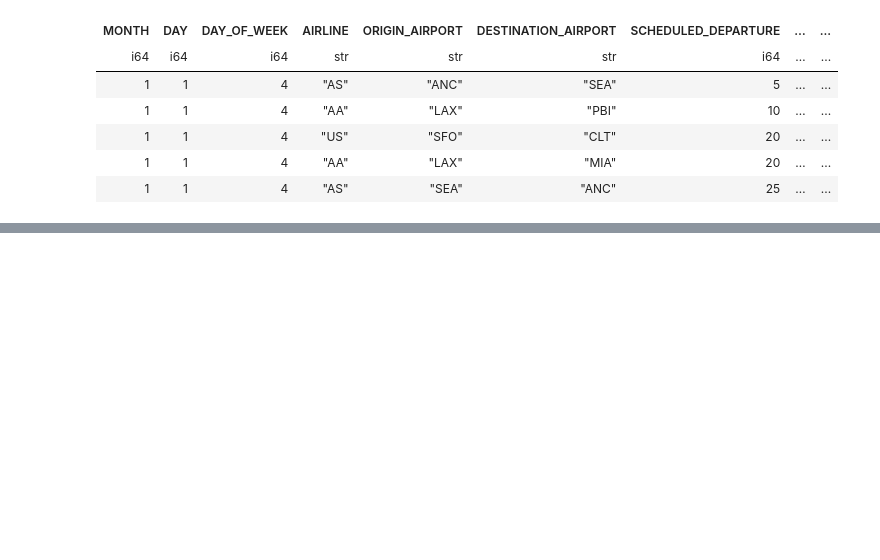
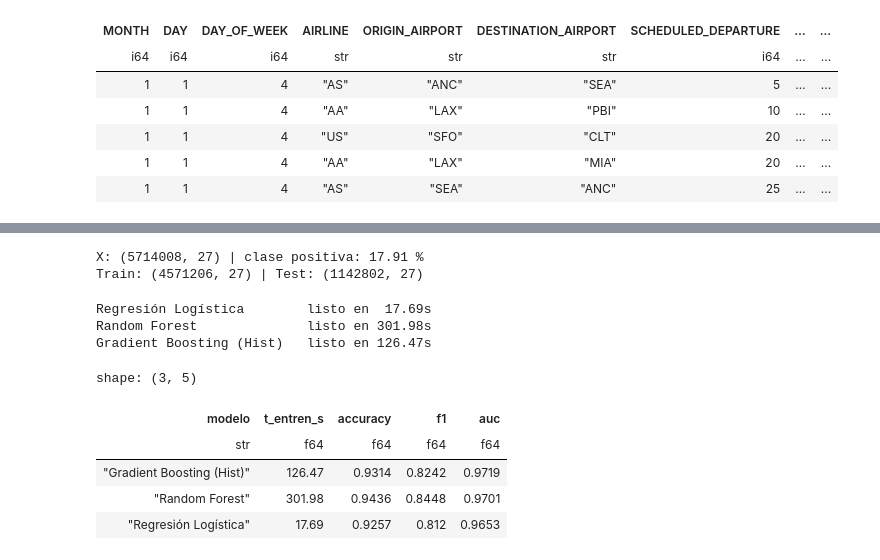
Before and after one commit to DavidMoraV/Tarea_3_computacion_paralela, a Jupyter notebook: notebooks/Tarea_3_computacion_paralela.ipynb, the cells around one changed output, grey strips where cells are left out. Saved outputs shown, nothing was run; the diff lists cells and outputs as text; code cells hidden in the pictures; blank space fills up the shorter version.

```diff
--- a/notebooks/Tarea_3_computacion_paralela.ipynb
+++ b/notebooks/Tarea_3_computacion_paralela.ipynb
@@ -318,0 +321,80 @@ shape: (5, 19)
+# %%
+import time
+from sklearn.model_selection import train_test_split
+from sklearn.preprocessing import StandardScaler
+from sklearn.linear_model import LogisticRegression
+from sklearn.ensemble import RandomForestClassifier, HistGradientBoostingClassifier
+from sklearn.metrics import (accuracy_score, f1_score, roc_auc_score,
+                             confusion_matrix, ConfusionMatrixDisplay)
+
+RUTA_RESULTADOS = RUTA_DATOS.parent.parent / "results"
+RUTA_RESULTADOS.mkdir(exist_ok=True)
+
+# Cargar el dataset con features (re-ejecutable de forma independiente)
+df_fe = pl.read_parquet(RUTA_DATOS.parent / "processed" / "vuelos_features.parquet")
+
+COLS_NUM = ["MONTH", "DAY", "DAY_OF_WEEK", "DEPARTURE_DELAY", "TAXI_OUT", "SCHEDULED_TIME",
+            "DISTANCE", "HORA_SALIDA", "TRIMESTRE", "ES_FIN_SEMANA", "VUELOS_ORIGEN"]
+COLS_CAT = ["AIRLINE", "PERIODO_DIA"]   # baja cardinalidad -> one-hot
+
+# One-hot encoding con Polars y matriz X / vector y
+df_model = (df_fe.select(COLS_NUM + COLS_CAT + ["RETRASADO"])
+                  .to_dummies(columns=COLS_CAT, drop_first=True))
+y = df_model["RETRASADO"].to_numpy()
+X = df_model.drop("RETRASADO").to_numpy().astype(np.float32)   # float32: ahorra memoria
+nombres_features = [c for c in df_model.columns if c != "RETRASADO"]
+print(f"X: {X.shape} | clase positiva: {y.mean()*100:.2f} %")
+
+# División train/test estratificada
+X_tr, X_te, y_tr, y_te = train_test_split(X, y, test_size=0.2, random_state=42, stratify=y)
+
+# Escalado SOLO para la regresión logística (los árboles no lo requieren)
+escalador = StandardScaler()
+X_tr_sc = escalador.fit_transform(X_tr).astype(np.float32)
+X_te_sc = escalador.transform(X_te).astype(np.float32)
+print("Train:", X_tr.shape, "| Test:", X_te.shape)
+# %% [output]
+X: (5714008, 27) | clase positiva: 17.91 %
+Train: (4571206, 27) | Test: (1142802, 27)
+# %%
+modelos = {
+    "Regresión Logística":      (LogisticRegression(max_iter=1000, class_weight="balanced"), True),
+    "Random Forest":            (RandomForestClassifier(n_estimators=50, max_depth=20, n_jobs=-1,
+                                     class_weight="balanced", max_samples=0.5, random_state=42), False),
+    "Gradient Boosting (Hist)": (HistGradientBoostingClassifier(max_iter=200, class_weight="balanced",
+                                     random_state=42), False),
+}
+
+resultados, ajustados = [], {}
+for nombre, (modelo, escalar) in modelos.items():
+    Xtr, Xte = (X_tr_sc, X_te_sc) if escalar else (X_tr, X_te)
+    t0 = time.perf_counter()
+    modelo.fit(Xtr, y_tr)
+    t_entren = time.perf_counter() - t0
+
+    proba = modelo.predict_proba(Xte)[:, 1]
+    pred = (proba >= 0.5).astype(int)
+    resultados.append({
+        "modelo": nombre,
+        "t_entren_s": round(t_entren, 2),
+        "accuracy": round(accuracy_score(y_te, pred), 4),
+        "f1": round(f1_score(y_te, pred), 4),
+        "auc": round(roc_auc_score(y_te, proba), 4),
+    })
+    ajustados[nombre] = (modelo, pred)
+    print(f"{nombre:<26} listo en {t_entren:6.2f}s")
+# %% [output]
+Regresión Logística        listo en  17.69s
+Random Forest              listo en 301.98s
+Gradient Boosting (Hist)   listo en 126.47s
+# %%
+tabla = pl.DataFrame(resultados).sort("auc", descending=True)
+tabla.write_csv(RUTA_RESULTADOS / "comparacion_modelos.csv")
+tabla
+# %% [output]
+shape: (3, 5)
+| modelo | t_entren_s | accuracy | f1 | auc |
+| str | f64 | f64 | f64 | f64 |
+| "Gradient Boosting (Hist)" | 126.47 | 0.9314 | 0.8242 | 0.9719 |
+| "Random Forest" | 301.98 | 0.9436 | 0.8448 | 0.9701 |
+| "Regresión Logística" | 17.69 | 0.9257 | 0.812 | 0.9653 |
```
Also changed, not shown: parts of 3 cells of this notebook.
